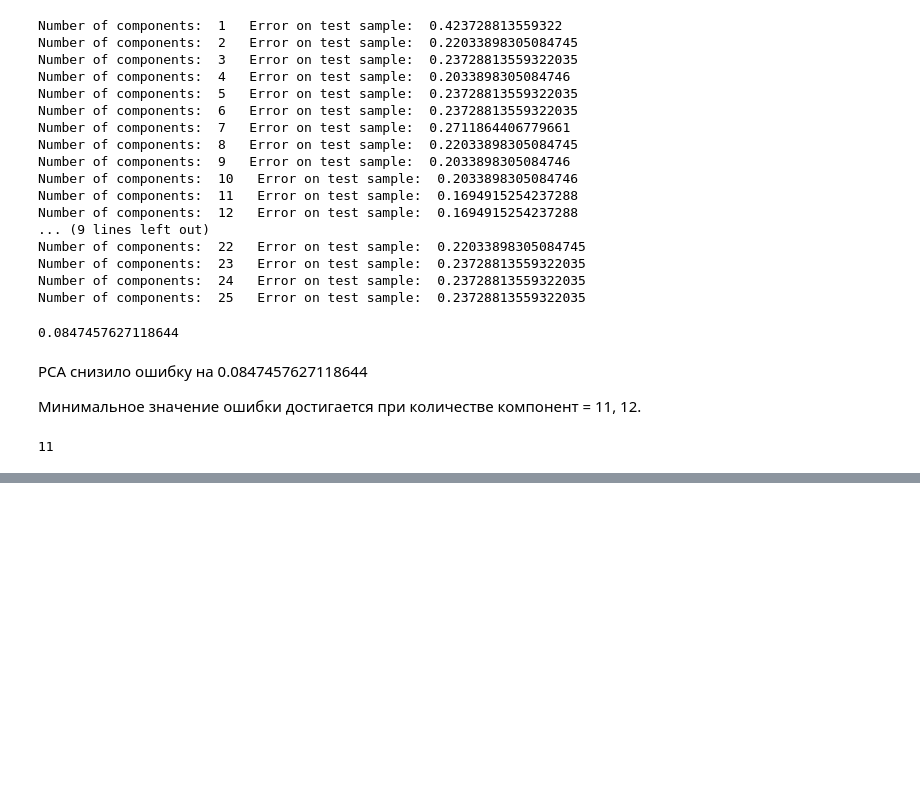
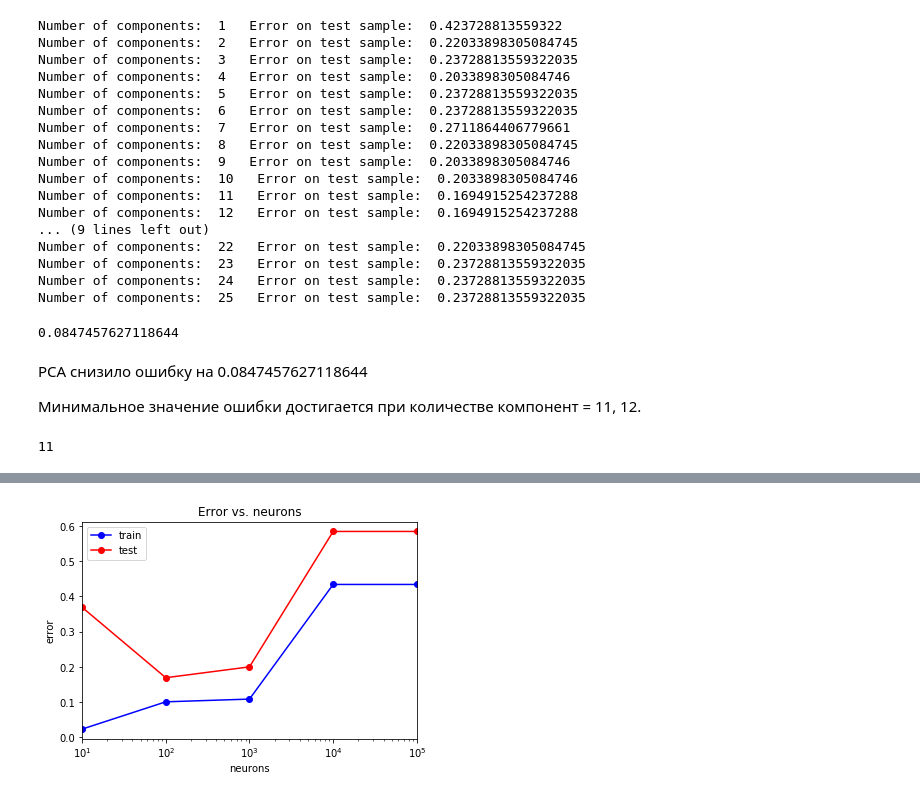
Before and after one commit to GerasimovDG/ML_tasks, a Jupyter notebook: lab1.ipynb, the cells around one changed output, grey strips where cells are left out. Cells and saved outputs as stored; diff of their text form; code cells hidden in the pictures; blank space fills up the shorter version.

```diff
--- a/lab1.ipynb
+++ b/lab1.ipynb
@@ -643,0 +737,2 @@ np.argmin(test_err)+1
+# %%
+alpha_opt = alpha_opt[0]
@@ -643,0 +741,24 @@ np.argmin(test_err)+1
+# %%
+neurons = (10, 100, 1000, 10000, 100000)
+test_err = []
+train_err = []
+for neuron in neurons:
+    mlp_model = MLPClassifier(alpha = alpha_opt, hidden_layer_sizes = (neuron,1),
+                              solver = 'lbfgs', activation = 'logistic', random_state = 42)
+    mlp_model.fit(X_train, y_train)
+
+    y_train_pred = mlp_model.predict(X_train)
+    y_test_pred = mlp_model.predict(X_test)
+    train_err.append(np.mean(y_train != y_train_pred))
+    test_err.append(np.mean(y_test != y_test_pred))
+# %%
+plt.semilogx(neurons, train_err, 'b-o', label = 'train')
+plt.semilogx(neurons, test_err, 'r-o', label = 'test')
+plt.xlim([np.max(neurons), np.min(neurons)])
+plt.title('Error vs. neurons')
+plt.xlabel('neurons')
+plt.ylabel('error')
+plt.legend()
+pass
+# %% [output]
+[figure, added]
```
Also changed, not shown: parts of 35 cells of this notebook.
